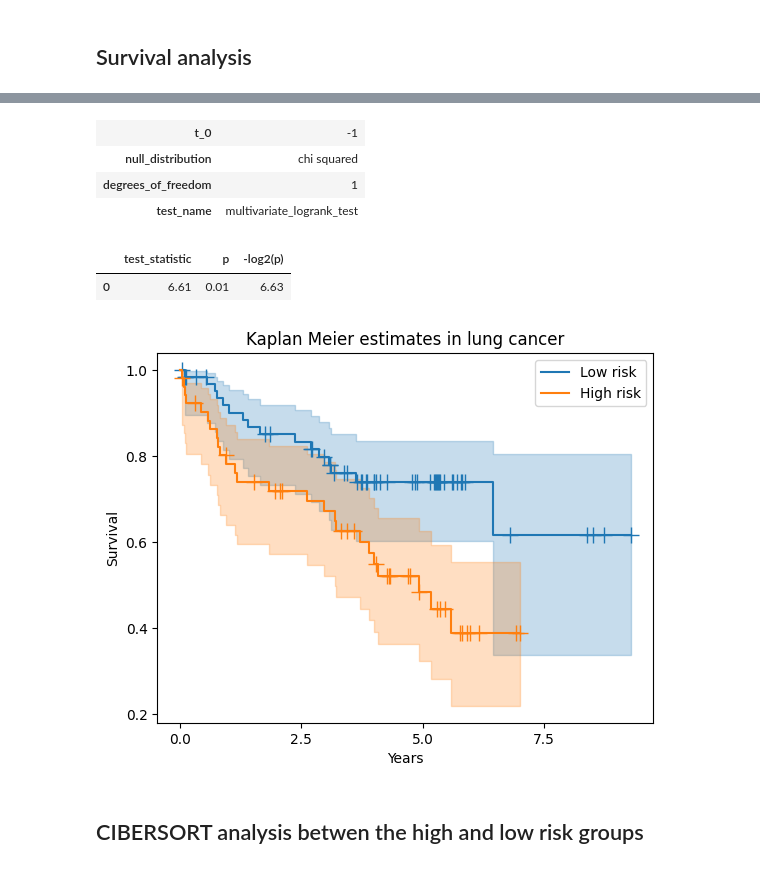
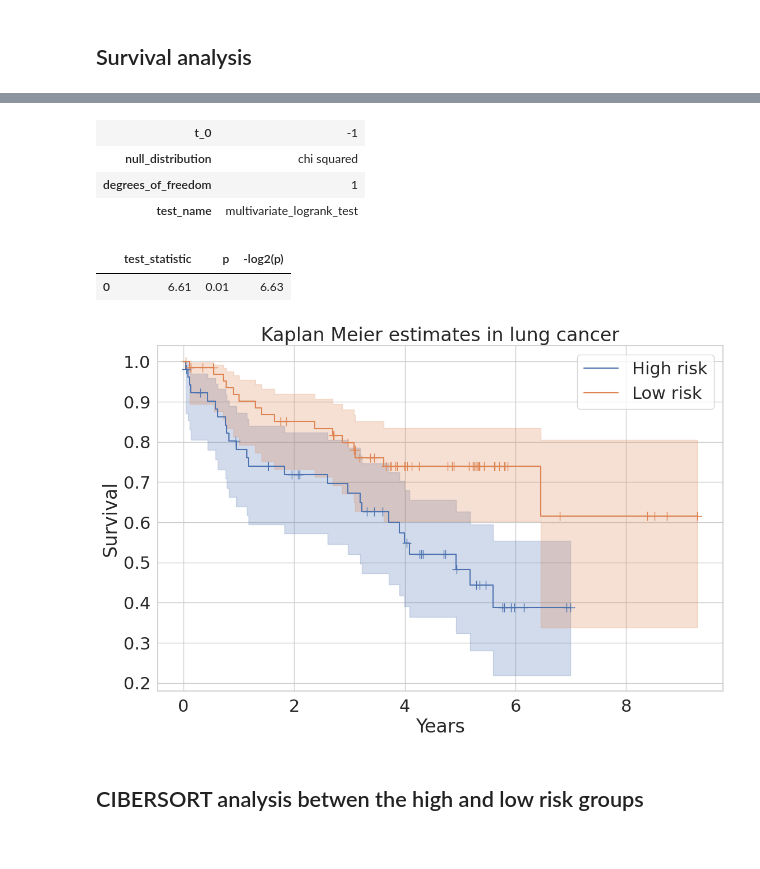
Before and after one commit to MSK-MOI/NWK, a Jupyter notebook: code/radiogenomics_workshop.ipynb, the cells around one changed output, grey strips where cells are left out. Saved outputs shown, nothing was run; the diff lists cells and outputs as text; code cells hidden in the pictures.

```diff
--- a/code/radiogenomics_workshop.ipynb
+++ b/code/radiogenomics_workshop.ipynb
@@ -365,0 +396,13 @@ See the caveats in the documentation: https://pandas.pydata.org/pandas-docs/stab
+# %%
+centroid= df_G0['centroid'].tolist()
+
+
+sns.set(rc={'figure.figsize':(8,6)})
+
+sns.set(font_scale = 2)
+sns.set_style("whitegrid")
+sns.scatterplot(X_embedded[:,0], X_embedded[:,1], hue=centroid)
+
+plt.xlabel("Component 1")
+plt.ylabel("Component 2")
+plt.legend(markerscale=2)
@@ -419,36 +438,36 @@ centroid= df_G0['centroid']
 idx0= np.where(centroid == 0)
 idx1= np.where(centroid == 1)
 
 kmf = KaplanMeierFitter()
 ax = plt.subplot(111)
 h_OS_time=OS_time[idx0]
 h_OS=OS[idx0]
-kmf.fit(h_OS_time/365, event_observed = h_OS, label = 'Low risk')
+kmf.fit(h_OS_time/365, event_observed = h_OS, label = 'High risk')
 kmf.plot(ax = ax, show_censors=True)
 
 m_OS_time=OS_time[idx1]
 m_OS=OS[idx1]
-kmf.fit(m_OS_time/365, event_observed = m_OS, label = 'High risk')
+kmf.fit(m_OS_time/365, event_observed = m_OS, label = 'Low risk')
 kmf.plot(ax = ax, show_censors=True)
 
 plt.title("Kaplan Meier estimates in lung cancer")
 plt.xlabel("Years")
 plt.ylabel("Survival")
 plt.rcParams["figure.figsize"] = (13,8)
 plt.rcParams.update({'font.size': 22})
 
 result = multivariate_logrank_test(OS_time, centroid, OS)
 result.test_statistic
 result.p_value
 result.print_summary()
 # %% [output]
 | t_0 | -1 |
 | null_distribution | chi squared |
 | degrees_of_freedom | 1 |
 | test_name | multivariate_logrank_test |
 |  | test_statistic | p | -log2(p) |
 | 0 | 6.61 | 0.01 | 6.63 |
-[figure, old version]
+[figure, new version]
 # %% [markdown]
 ## CIBERSORT analysis betwen the high and low risk groups
 # %%
```
Also changed, not shown: parts of 12 cells of this notebook.
